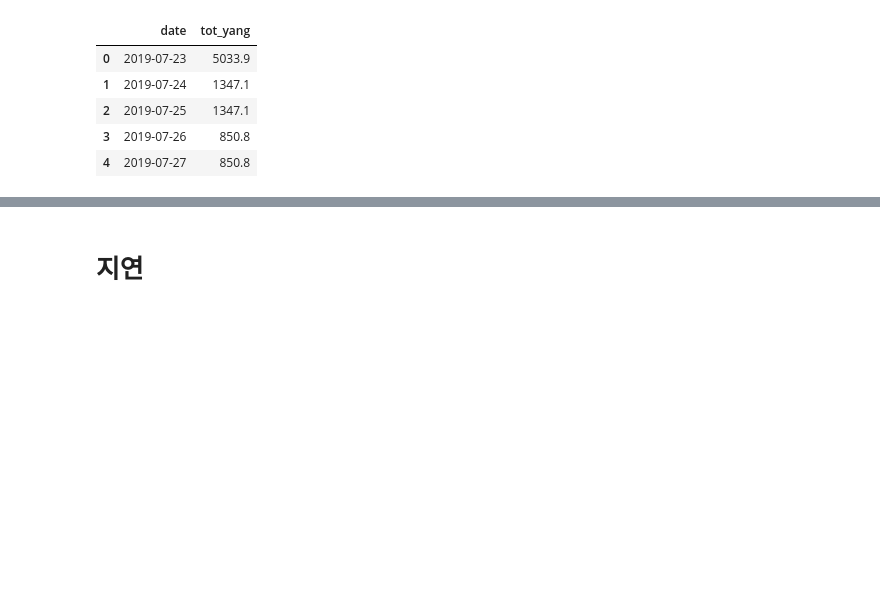
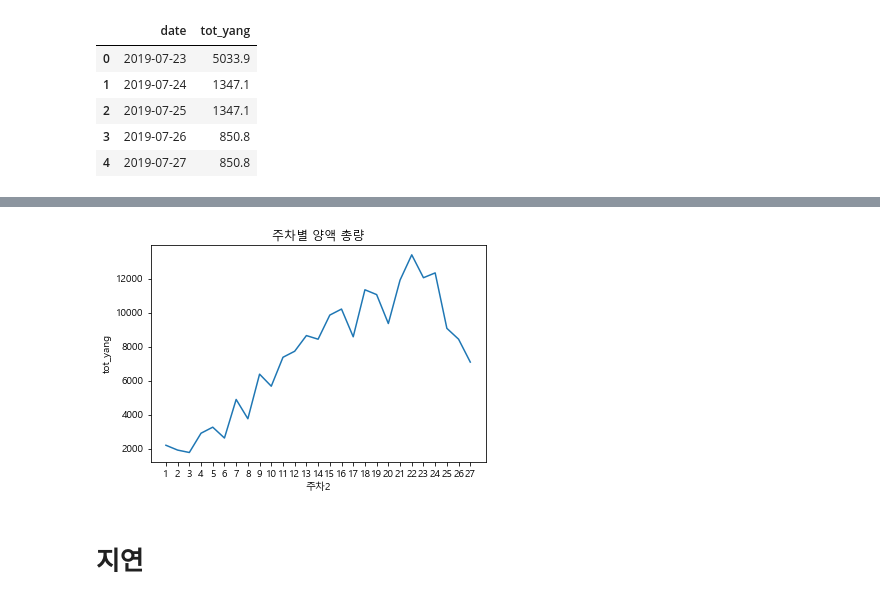
Before and after one commit to meucham11/nong_intern, a Jupyter notebook: 방울토마토/1920/아리울.ipynb, the cells around one changed output, grey strips where cells are left out. Saved outputs shown, nothing was run; the diff lists cells and outputs as text; code cells hidden in the pictures; blank space fills up the shorter version.

```diff
--- a/방울토마토/1920/아리울.ipynb
+++ b/방울토마토/1920/아리울.ipynb
@@ -558,3 +589,12 @@ plt.show()
+# %%
+ax=plt.subplot(1,1,1)
+sns.lineplot(data=yang_data2_pivot2,x='주차2',y='tot_yang',sort=False)
+ax.set_xticklabels(yang_data2_pivot2['주차2'].unique())
+plt.title('주차별 양액 총량')
+
+plt.show()
+# %% [output]
+[figure, added]
 # %% [markdown]
 # 지연
 # %%
```
Also changed, not shown: parts of 15 cells of this notebook.
